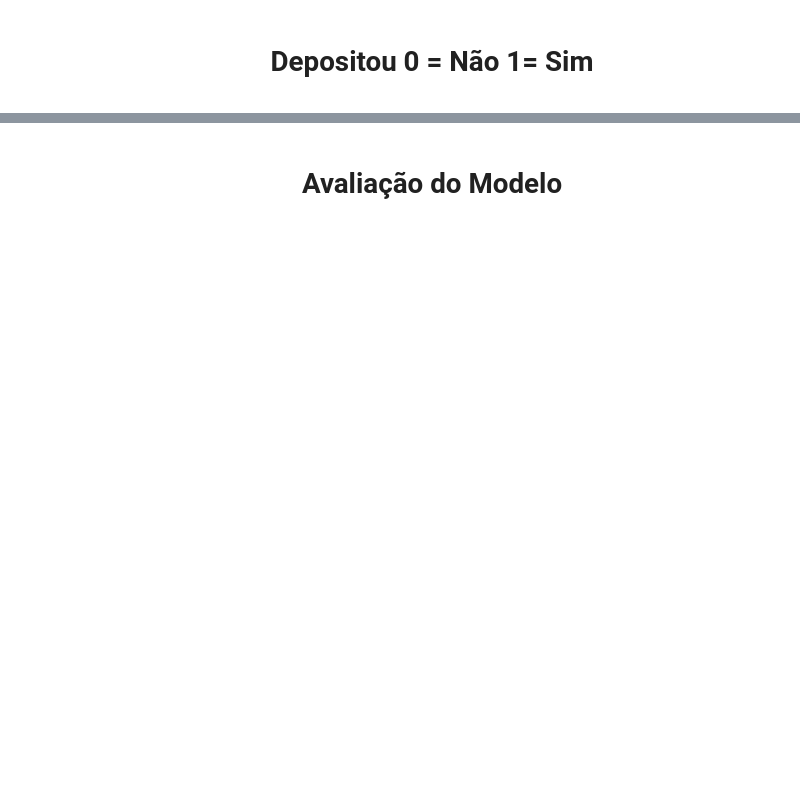
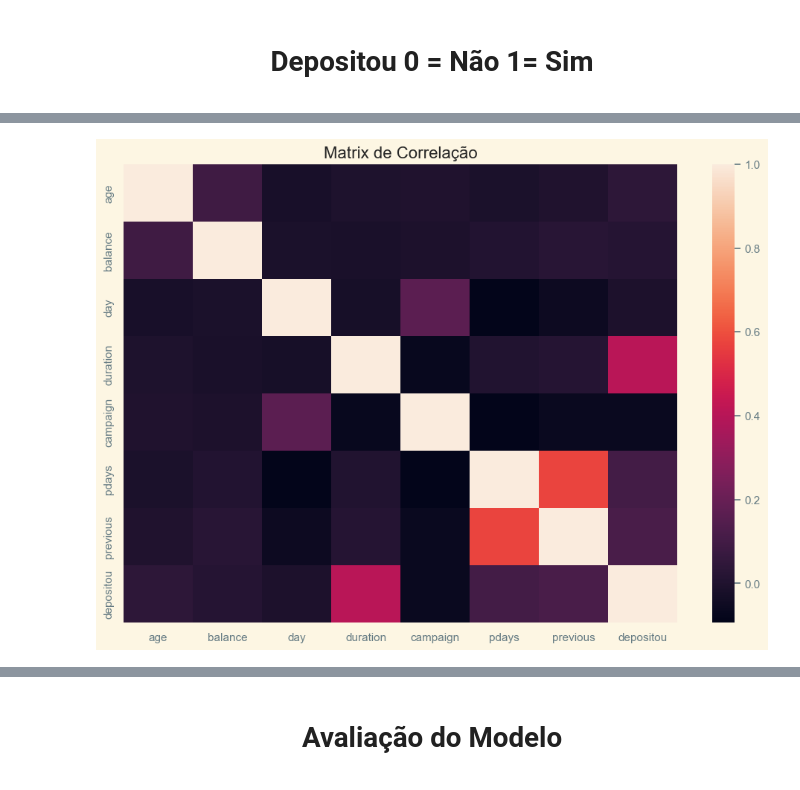
Before and after one commit to felipefagion/bank_machine_learning, a Jupyter notebook: mercado.ipynb, the cells around one changed output, grey strips where cells are left out. Cells and saved outputs as stored; diff of their text form; code cells hidden in the pictures; blank space fills up the shorter version.

```diff
--- a/mercado.ipynb
+++ b/mercado.ipynb
@@ -418,0 +401,19 @@ corr.style.background_gradient(cmap="coolwarm")
+# %%
+df.drop(['marital', 'education', 'contact'], axis=1, inplace=True)
+# %%
+from sklearn.preprocessing import StandardScaler, OneHotEncoder, LabelEncoder
+fig = plt.figure(figsize=(12,8))
+
+#Transformando o depositou
+df["depositou"] = LabelEncoder().fit_transform(df["depositou"])
+
+#Separando data frame númerico
+df_numerico = df.select_dtypes(exclude="object")
+
+corr_numeric = df_numerico.corr()
+
+sns.heatmap(corr_numeric, cbar=True )
+plt.title("Matrix de Correlação", fontsize=16)
+plt.show()
+# %% [output]
+[figure, added]
```
Also changed, not shown: parts of 28 cells of this notebook.
